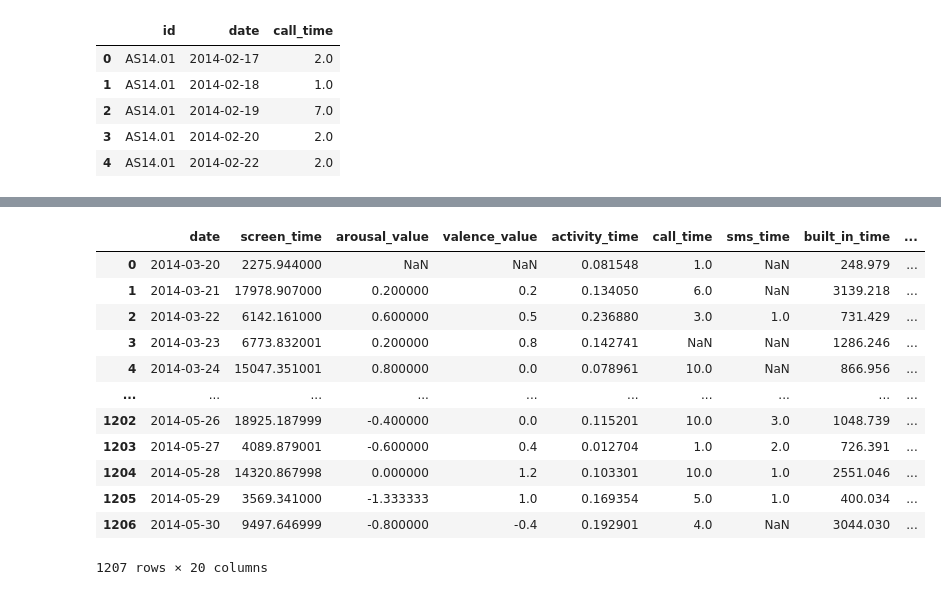
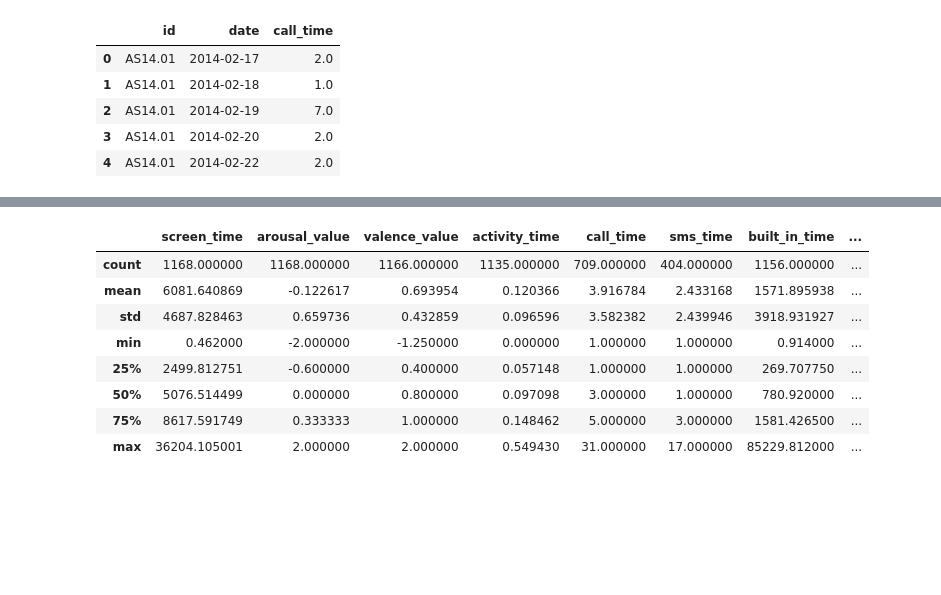
Before and after one commit to gajera-divya/Data-Mining-Techniques, a Jupyter notebook: Assignment1.ipynb, the cells around one changed output, grey strips where cells are left out. Drawn from its saved outputs; the diff is of its cells as text; code cells hidden in the pictures; blank space fills up the shorter version.

```diff
--- a/Assignment1.ipynb
+++ b/Assignment1.ipynb
@@ -69,6 +69,7 @@ data_travel = data[data["variable"] == "appCat.travel"]
 data_unknown = data[data["variable"] == "appCat.unknown"]
 data_utility = data[data["variable"] == "appCat.utilities"]
 data_weather = data[data["variable"] == "appCat.weather"]
+data_built_in.loc[data_built_in['value'] < 0, 'value'] = data_built_in.loc[data_built_in['value'] < 0, 'value'].abs()
 # %%
 result_screen = data_screen.groupby(['id', 'date']).agg({'value': 'sum'}).reset_index().rename(columns={'value': 'screen_time'})
 result_arousal = data_arousal.groupby(['id', 'date']).agg({'value': 'mean'}).reset_index().rename(columns={'value': 'arousal_value'})
@@ -217,4 +211,4 @@ result_combined = result_combined.join(result_utility.set_index(['id', 'date']),
 result_combined = result_combined.join(result_weather.set_index(['id', 'date']), on=['id', 'date'])
 result_combined = result_combined.join(result_mood.set_index(['id', 'date']), on=['id', 'date'])
 # %%
-final_df = result_combined.drop(columns=['id'])     # Drop the id column
+final_df = result_combined.drop(columns=['id', 'date'])     # Drop the id column
@@ -221,16 +223,15 @@ final_df = result_combined.drop(columns=['id'])     # Drop the id column
+# %%
+final_df = final_df.dropna(subset=['value'])
+null_counts = final_df.isnull().sum()
 # %%
-final_df
+final_df.describe()
 # %% [output]
-|  | date | screen_time | arousal_value | valence_value | activity_time | call_time | sms_time | built_in_time | ... |
-| 0 | 2014-03-20 | 2275.944000 | NaN | NaN | 0.081548 | 1.0 | NaN | 248.979 | ... |
-| 1 | 2014-03-21 | 17978.907000 | 0.200000 | 0.2 | 0.134050 | 6.0 | NaN | 3139.218 | ... |
-| 2 | 2014-03-22 | 6142.161000 | 0.600000 | 0.5 | 0.236880 | 3.0 | 1.0 | 731.429 | ... |
-| 3 | 2014-03-23 | 6773.832001 | 0.200000 | 0.8 | 0.142741 | NaN | NaN | 1286.246 | ... |
-| 4 | 2014-03-24 | 15047.351001 | 0.800000 | 0.0 | 0.078961 | 10.0 | NaN | 866.956 | ... |
-| ... | ... | ... | ... | ... | ... | ... | ... | ... | ... |
-| 1202 | 2014-05-26 | 18925.187999 | -0.400000 | 0.0 | 0.115201 | 10.0 | 3.0 | 1048.739 | ... |
-| 1203 | 2014-05-27 | 4089.879001 | -0.600000 | 0.4 | 0.012704 | 1.0 | 2.0 | 726.391 | ... |
-| 1204 | 2014-05-28 | 14320.867998 | 0.000000 | 1.2 | 0.103301 | 10.0 | 1.0 | 2551.046 | ... |
-| 1205 | 2014-05-29 | 3569.341000 | -1.333333 | 1.0 | 0.169354 | 5.0 | 1.0 | 400.034 | ... |
-| 1206 | 2014-05-30 | 9497.646999 | -0.800000 | -0.4 | 0.192901 | 4.0 | NaN | 3044.030 | ... |
+|  | screen_time | arousal_value | valence_value | activity_time | call_time | sms_time | built_in_time | ... |
+| count | 1168.000000 | 1168.000000 | 1166.000000 | 1135.000000 | 709.000000 | 404.000000 | 1156.000000 | ... |
+| mean | 6081.640869 | -0.122617 | 0.693954 | 0.120366 | 3.916784 | 2.433168 | 1571.895938 | ... |
+| std | 4687.828463 | 0.659736 | 0.432859 | 0.096596 | 3.582382 | 2.439946 | 3918.931927 | ... |
+| min | 0.462000 | -2.000000 | -1.250000 | 0.000000 | 1.000000 | 1.000000 | 0.914000 | ... |
+| 25% | 2499.812751 | -0.600000 | 0.400000 | 0.057148 | 1.000000 | 1.000000 | 269.707750 | ... |
+| 50% | 5076.514499 | 0.000000 | 0.800000 | 0.097098 | 3.000000 | 1.000000 | 780.920000 | ... |
+| 75% | 8617.591749 | 0.333333 | 1.000000 | 0.148462 | 5.000000 | 3.000000 | 1581.426500 | ... |
+| max | 36204.105001 | 2.000000 | 2.000000 | 0.549430 | 31.000000 | 17.000000 | 85229.812000 | ... |
-1207 rows × 20 columns
```
Also changed, not shown: parts of 20 cells of this notebook, 1 other file.
